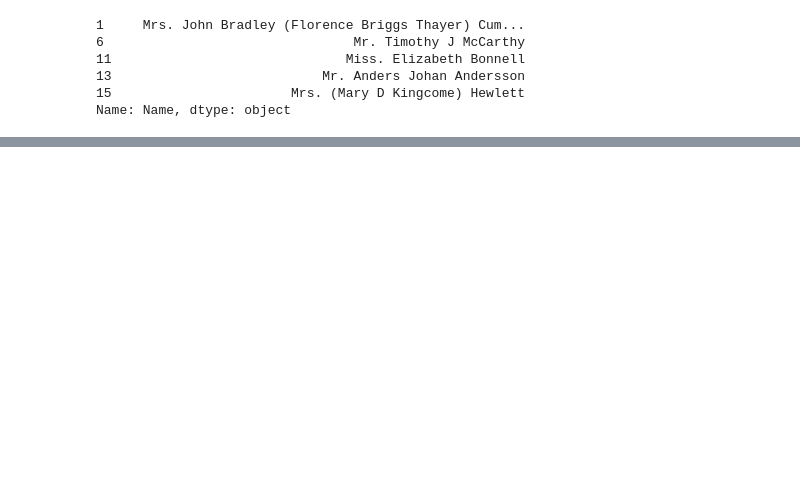
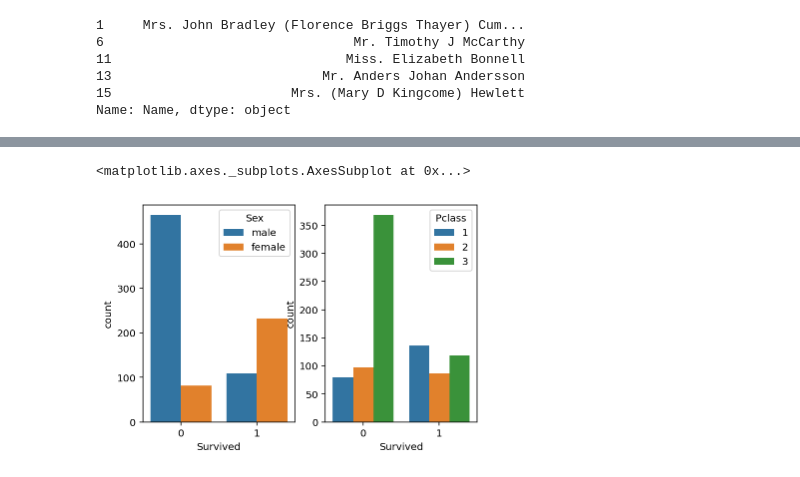
Before and after one commit to cabbi120101/TIL, a Jupyter notebook: Titanic.ipynb, the cells around one changed output, grey strips where cells are left out. Saved outputs shown, nothing was run; the diff lists cells and outputs as text; code cells hidden in the pictures; blank space fills up the shorter version.

```diff
--- a/Titanic.ipynb
+++ b/Titanic.ipynb
@@ -80,0 +148,5 @@ Name: Name, dtype: object
+# %%
+# 나이와 생존자 수의 연관성 확인을 위해서 연령대 컬럼을 새로 생성
+
+df['Ageband'] = pd.cut(df.Age, bins = [0, 13, 20, 30, 40, 50,60,70,80], labels = ['유아','청소년','20대','30대','40대','50대','60대','70대'])
+df.head()
@@ -80,0 +174,12 @@ Name: Name, dtype: object
+# %%
+# 두 그래프를 동시에 보기 위해 공간 설정
+fig, ax = plt.subplots(ncols=2)
+
+# 성별에 따른 생존자 수 시각화
+sns.countplot(x='Survived', hue = 'Sex', data = df, ax=ax[0])
+
+# 탑승구역에 따른 생존자 수 시각화
+sns.countplot(x='Survived', hue = 'Pclass', data = df, ax=ax[1])
+# %% [output]
+<matplotlib.axes._subplots.AxesSubplot at 0x...>
+[figure, added]
```
Also changed, not shown: parts of 8 cells of this notebook.
